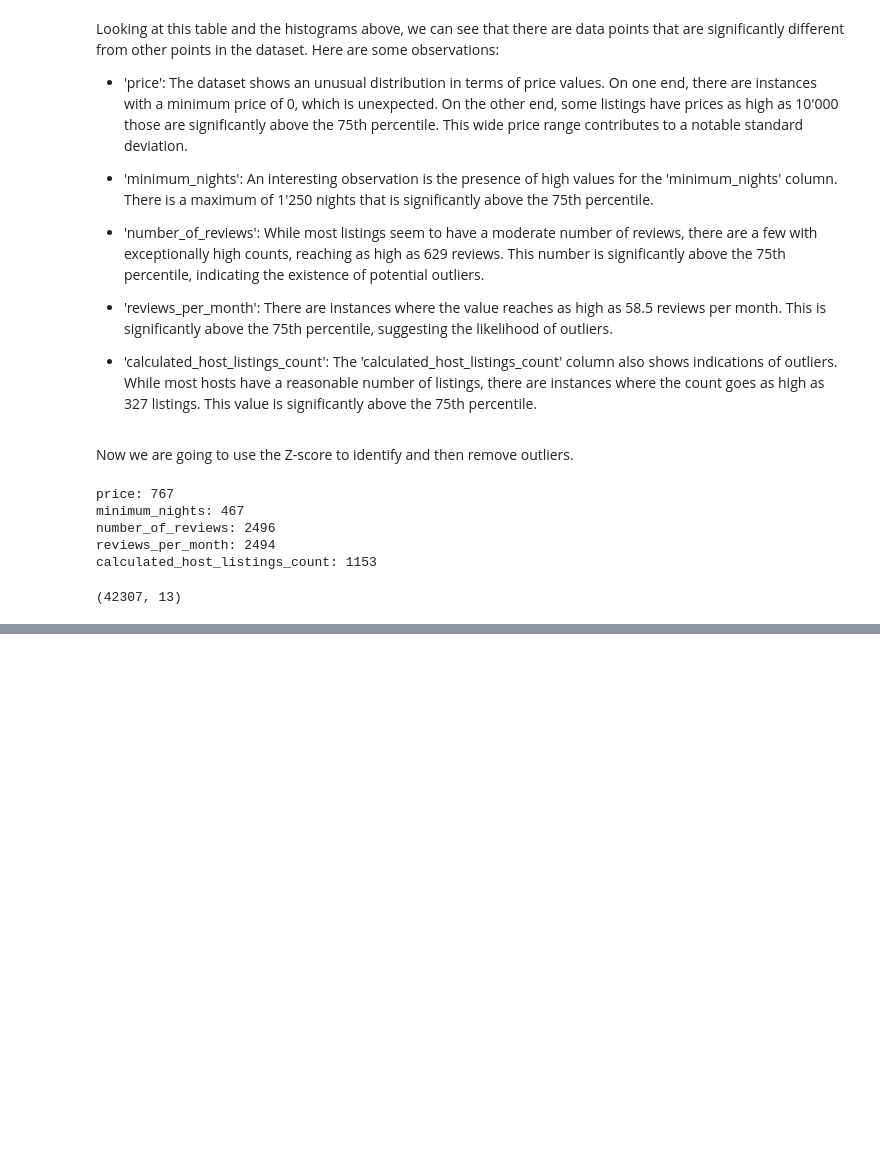
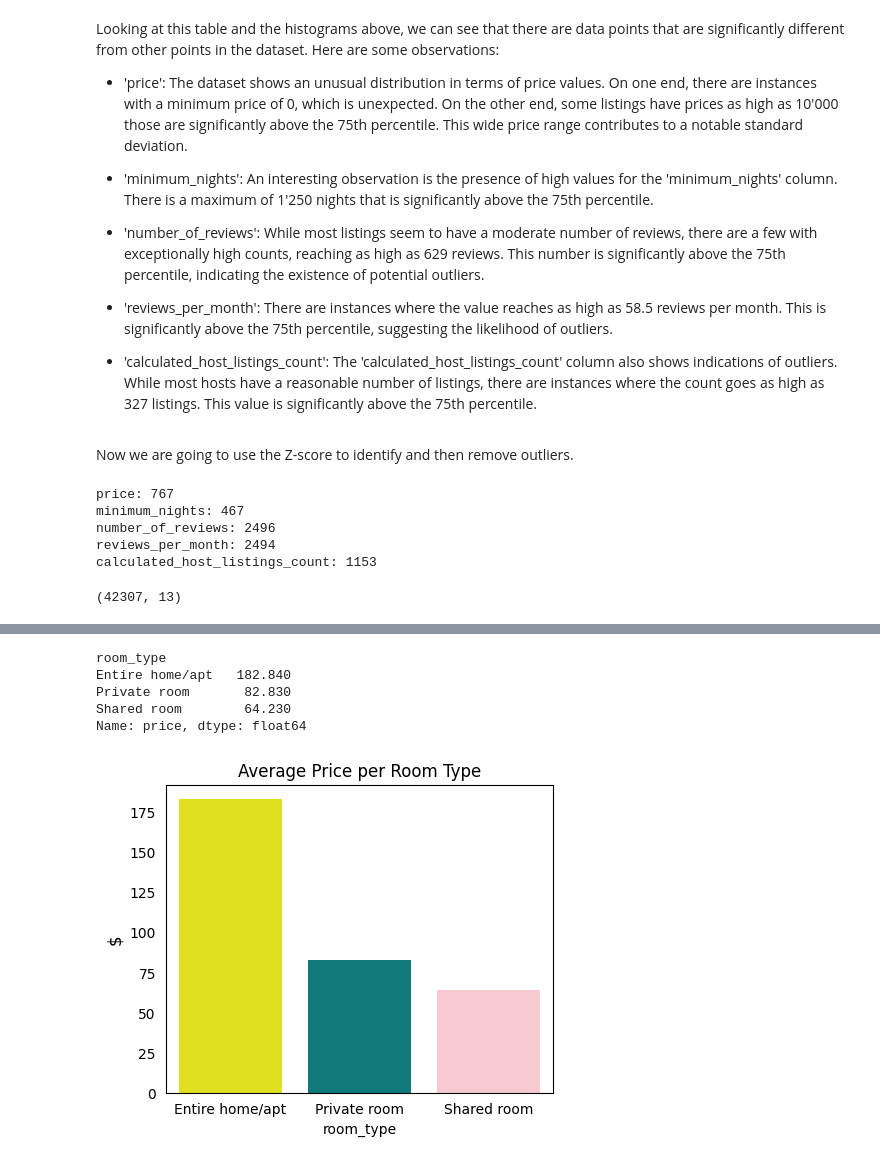
Before and after one commit to AlessandroSignoretto/Programming_project, a Jupyter notebook: Programming_project_pc.ipynb, the cells around one changed output, grey strips where cells are left out. Drawn from its saved outputs; the diff is of its cells as text; code cells hidden in the pictures; blank space fills up the shorter version.

```diff
--- a/Programming_project_pc.ipynb
+++ b/Programming_project_pc.ipynb
@@ -250,0 +295,22 @@ NY_dataset_wo.describe().T
+# %%
+# Calculating the average price per room type
+type_price = round(NY_dataset_wo.groupby('room_type').price.mean(), 2).sort_values(ascending=False)
+
+# Displaying the results
+print(type_price)
+print('\n')
+
+# Plottingthe average price per room type
+plt.figure(figsize=(5, 4))
+ax = sns.barplot(x = type_price.index, y = type_price, palette = ['yellow', 'darkcyan', 'pink'])
+ax.set_title('Average Price per Room Type')
+ax.tick_params(bottom=False, top=False, left=False, right=False)
+ax.set_ylabel('$', fontsize=12)
+plt.show()
+# %% [output]
+room_type
+Entire home/apt   182.840
+Private room       82.830
+Shared room        64.230
+Name: price, dtype: float64
+[figure, added]
```
Also changed, not shown: parts of 13 cells of this notebook.
